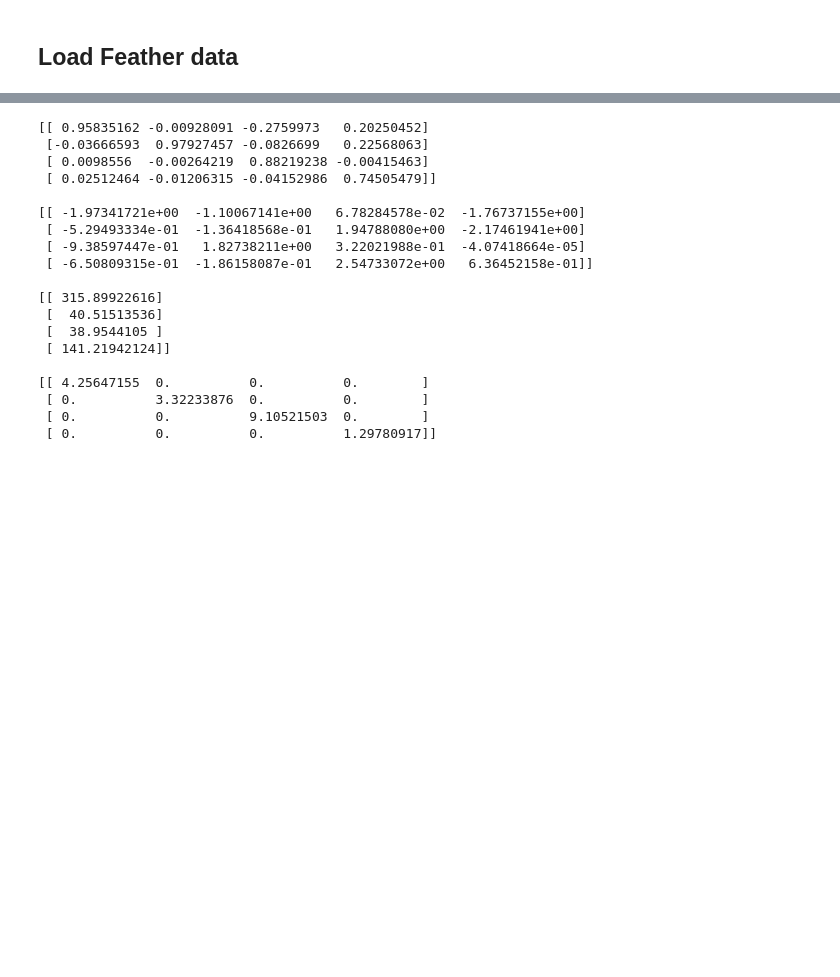
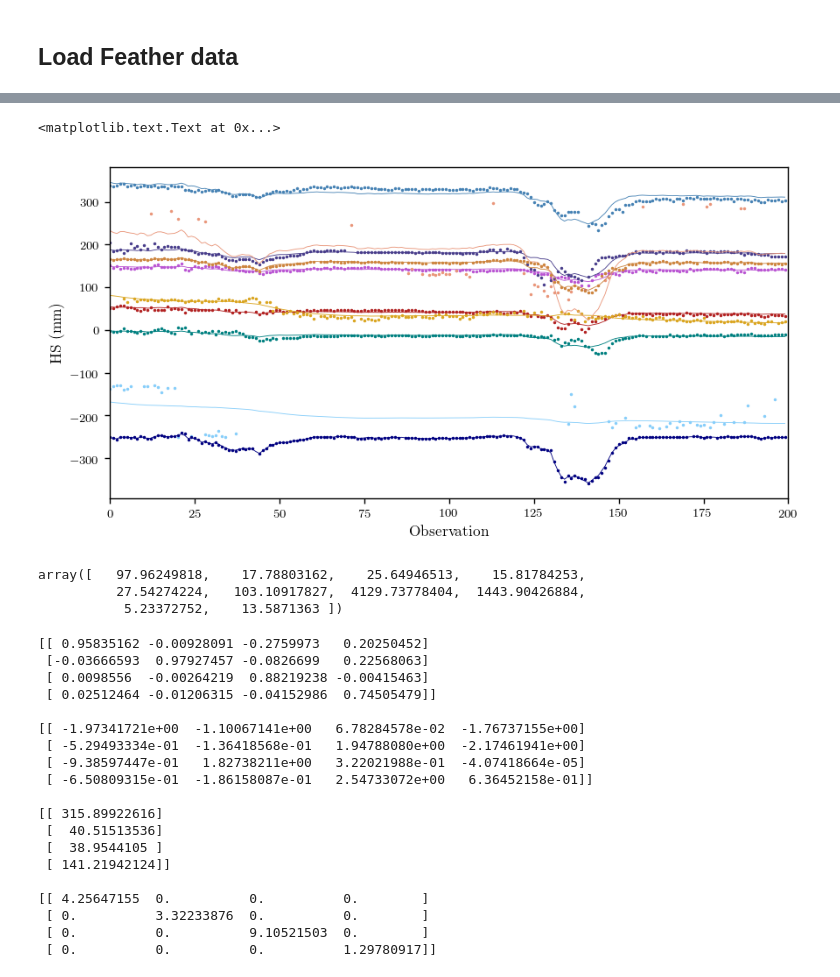
Before and after one commit to adam-coogan/snow_data_cleaning, a Jupyter notebook: scripts/Stable SSM EM.ipynb, the cells around one changed output, grey strips where cells are left out. Saved outputs shown, nothing was run; the diff lists cells and outputs as text; code cells hidden in the pictures; blank space fills up the shorter version.

```diff
--- a/scripts/Stable SSM EM.ipynb
+++ b/scripts/Stable SSM EM.ipynb
@@ -73,3 +60,40 @@ plt.ylabel("HS (mm)")
+# %%
+n_LF = 2
+sensors = [0, 1, 3, 4, 5, 6, 7, 8, 9, 10]
+max_it = 100
+
+ti, tf = 15040, 15240
+Y = y_sd_raw[ti:tf, sensors].T
+
+# Set controls
+U = np.zeros([1, tf-ti])
+V = np.ones([1, tf-ti]) # should be ones
+
+# Discrete state
+ss = np.zeros(tf-ti, dtype=int)
+
+X_hat, sigma_smooth, sigma_filt, A, B, C, D, Q, R, pi0, sigma0 = ssm_em_stable(Y, U, V, ss, n_LF, max_it)
+
+Y_hat = np.dot(C, X_hat) + np.dot(D, V)
+# %%
+plt.figure(figsize=(8, 4))
+
+for s, c in zip(range(len(sensors)), colors):
+    plt.plot(Y_hat[s, :], '-', linewidth=0.5, color=c)
+    plt.plot(Y[s, :], '.', markersize=2.0, color=c)
+
+plt.xlim(0, tf-ti)
+plt.xlabel("Observation")
+plt.ylabel("HS (mm)")
+# %% [output]
+<matplotlib.text.Text at 0x...>
+[figure, added]
+# %%
+R.diagonal()
+# %% [output]
+array([   97.96249818,    17.78803162,    25.64946513,    15.81784253,
+          27.54274224,   103.10917827,  4129.73778404,  1443.90426884,
+           5.23372752,    13.5871363 ])
 # %%
 print A, "\n\n", C, "\n\n", D, "\n\n", R
 # %% [output]
```
Also changed, not shown: parts of 5 cells of this notebook, 1 other file.
